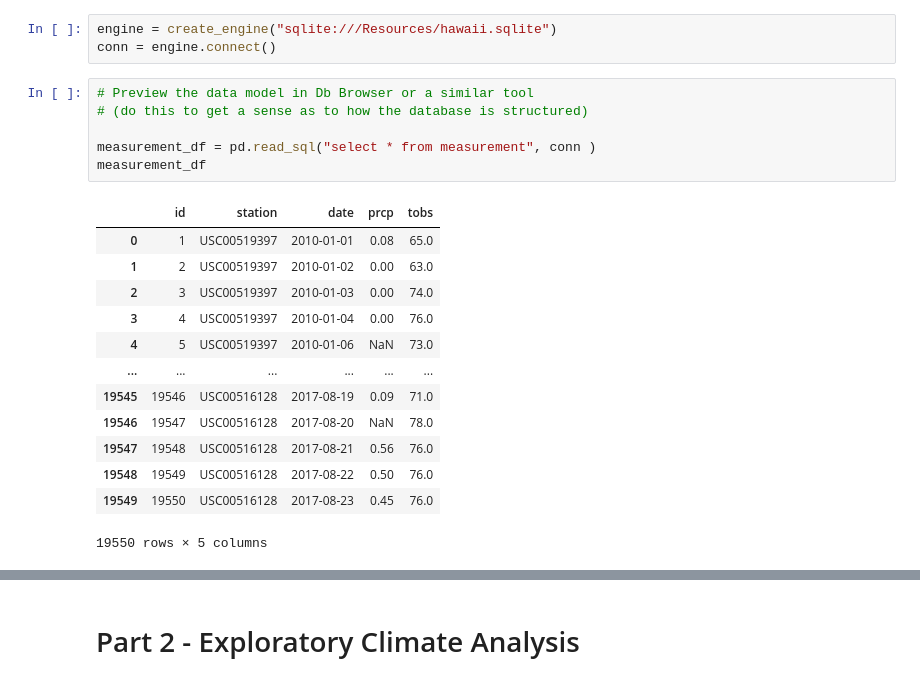
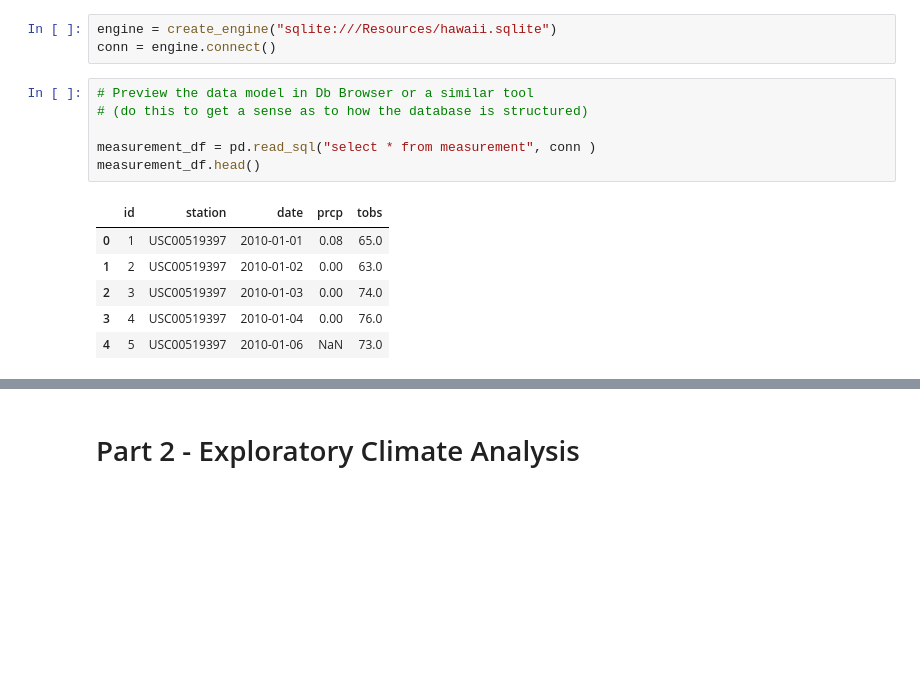
Before and after one commit to Nickoranteng/Climate-Analysis-and-Exploration, a Jupyter notebook: 02-Case-Assignment/climate_starter.ipynb, the cells around one changed output, grey strips where cells are left out. Drawn from its saved outputs; the diff is of its cells as text; blank space fills up the shorter version.

```diff
--- a/02-Case-Assignment/climate_starter.ipynb
+++ b/02-Case-Assignment/climate_starter.ipynb
@@ -20,22 +20,15 @@ conn = engine.connect()
 # %%
 # Preview the data model in Db Browser or a similar tool
 # (do this to get a sense as to how the database is structured)
 
 measurement_df = pd.read_sql("select * from measurement", conn )
-measurement_df
+measurement_df.head()
 # %% [output]
 |  | id | station | date | prcp | tobs |
 | 0 | 1 | USC00519397 | 2010-01-01 | 0.08 | 65.0 |
 | 1 | 2 | USC00519397 | 2010-01-02 | 0.00 | 63.0 |
 | 2 | 3 | USC00519397 | 2010-01-03 | 0.00 | 74.0 |
 | 3 | 4 | USC00519397 | 2010-01-04 | 0.00 | 76.0 |
 | 4 | 5 | USC00519397 | 2010-01-06 | NaN | 73.0 |
-| ... | ... | ... | ... | ... | ... |
-| 19545 | 19546 | USC00516128 | 2017-08-19 | 0.09 | 71.0 |
-| 19546 | 19547 | USC00516128 | 2017-08-20 | NaN | 78.0 |
-| 19547 | 19548 | USC00516128 | 2017-08-21 | 0.56 | 76.0 |
-| 19548 | 19549 | USC00516128 | 2017-08-22 | 0.50 | 76.0 |
-| 19549 | 19550 | USC00516128 | 2017-08-23 | 0.45 | 76.0 |
-19550 rows × 5 columns
 # %%
 station_df = pd.read_sql("select * from station", conn )
```
Also changed, not shown: parts of 2 cells of this notebook.
